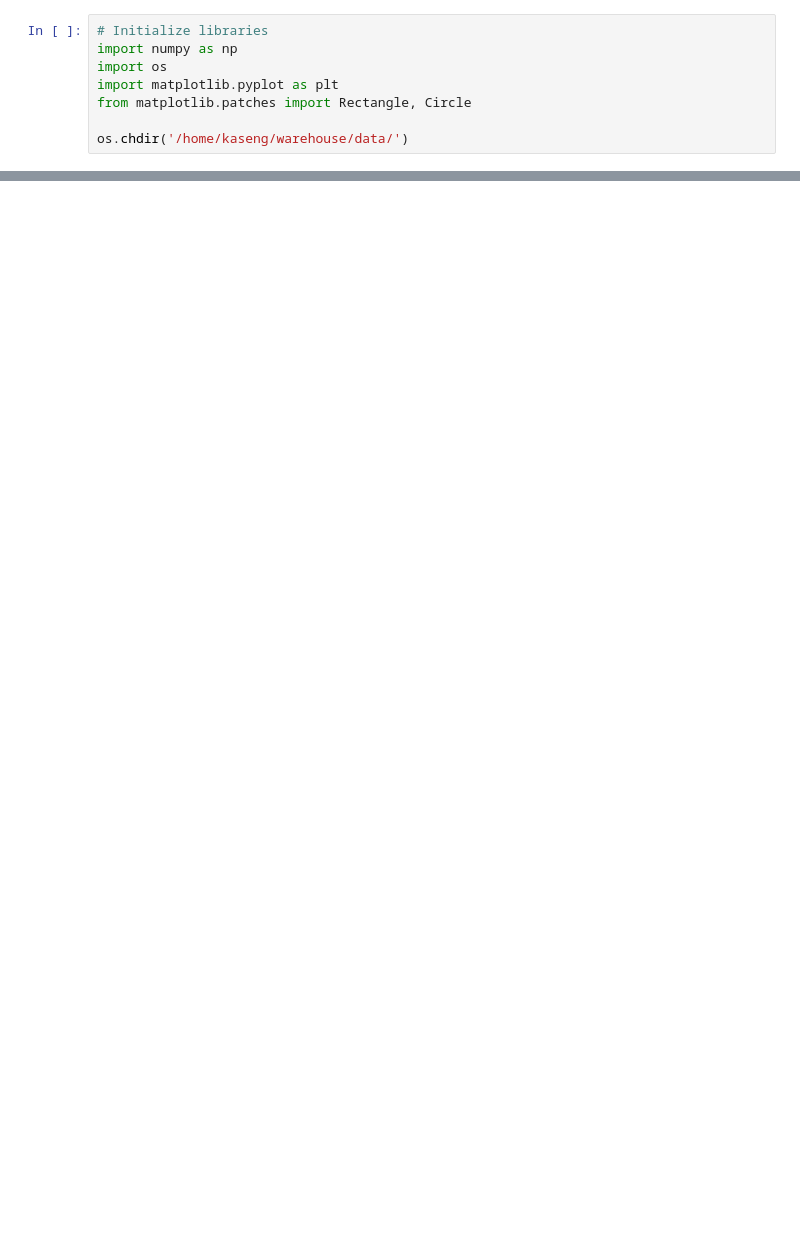
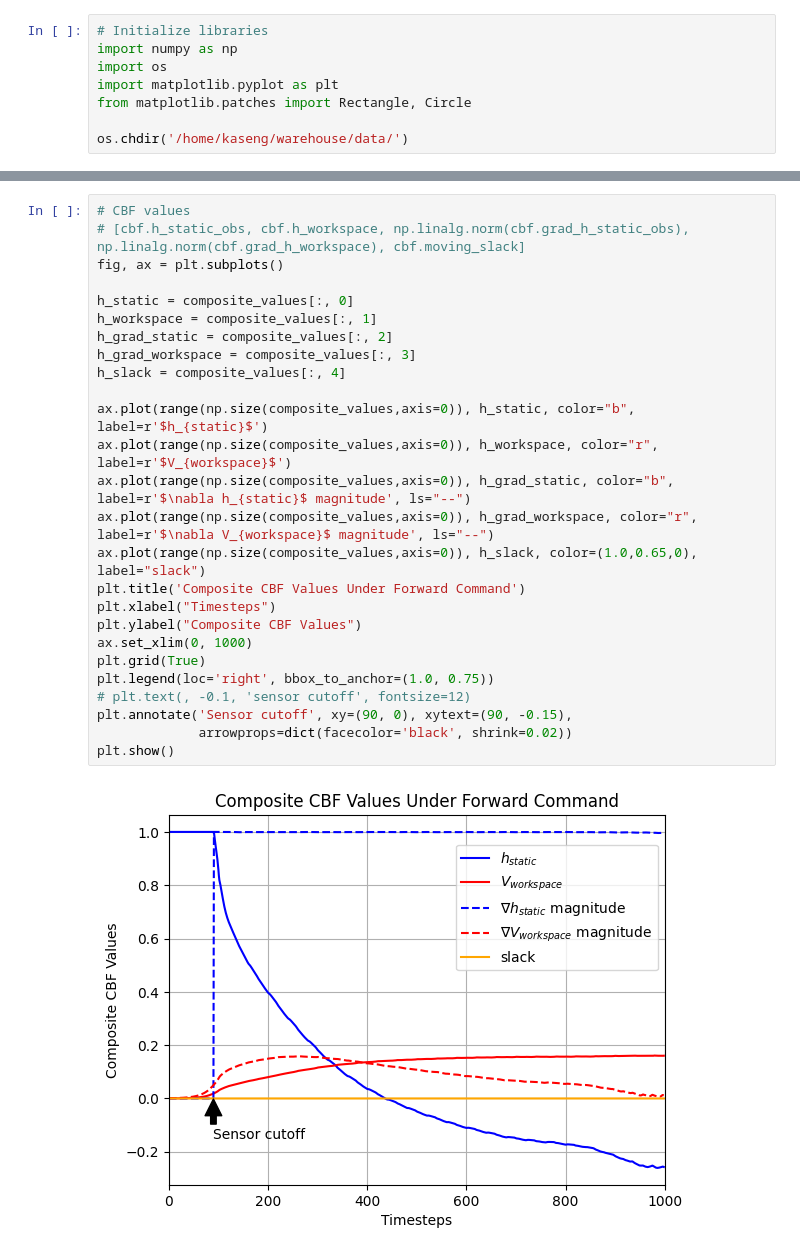
Before and after one commit to famsvip/Robot-Navigation-Collision-Avoidance-, a Jupyter notebook: data/plotting.ipynb, the cells around one changed output, grey strips where cells are left out. Cells and saved outputs as stored; diff of their text form; blank space fills up the shorter version.

```diff
--- a/data/plotting.ipynb
+++ b/data/plotting.ipynb
@@ -73,0 +83,28 @@ plt.show()
+# %%
+# CBF values
+# [cbf.h_static_obs, cbf.h_workspace, np.linalg.norm(cbf.grad_h_static_obs), np.linalg.norm(cbf.grad_h_workspace), cbf.moving_slack]
+fig, ax = plt.subplots()
+
+h_static = composite_values[:, 0]
+h_workspace = composite_values[:, 1]
+h_grad_static = composite_values[:, 2]
+h_grad_workspace = composite_values[:, 3]
+h_slack = composite_values[:, 4]
+
+ax.plot(range(np.size(composite_values,axis=0)), h_static, color="b", label=r'$h_{static}$')
+ax.plot(range(np.size(composite_values,axis=0)), h_workspace, color="r", label=r'$V_{workspace}$')
+ax.plot(range(np.size(composite_values,axis=0)), h_grad_static, color="b", label=r'$\nabla h_{static}$ magnitude', ls="--")
+ax.plot(range(np.size(composite_values,axis=0)), h_grad_workspace, color="r", label=r'$\nabla V_{workspace}$ magnitude', ls="--")
+ax.plot(range(np.size(composite_values,axis=0)), h_slack, color=(1.0,0.65,0), label="slack")
+plt.title('Composite CBF Values Under Forward Command')
+plt.xlabel("Timesteps")
+plt.ylabel("Composite CBF Values")
+ax.set_xlim(0, 1000)
+plt.grid(True)
+plt.legend(loc='right', bbox_to_anchor=(1.0, 0.75))
+# plt.text(, -0.1, 'sensor cutoff', fontsize=12)
+plt.annotate('Sensor cutoff', xy=(90, 0), xytext=(90, -0.15),
+             arrowprops=dict(facecolor='black', shrink=0.02))
+plt.show()
+# %% [output]
+[figure, added]
```
Also changed, not shown: parts of 3 cells of this notebook, 4 other files.
